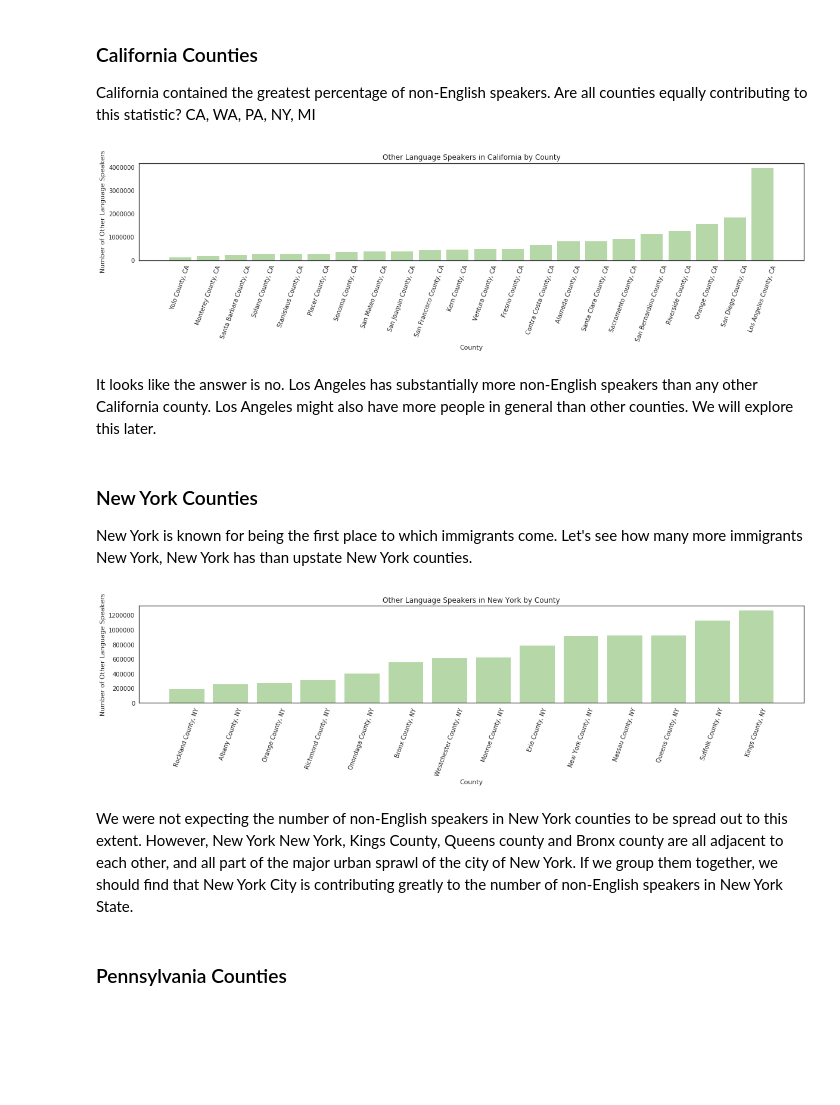
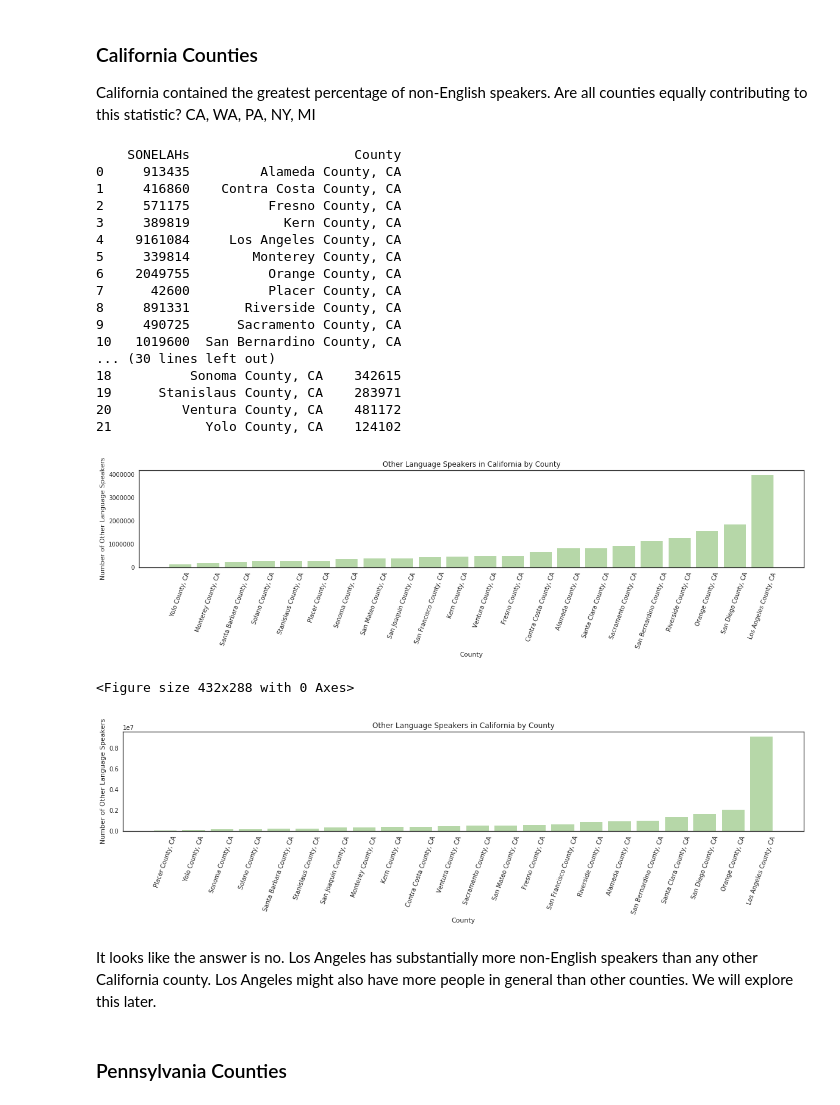
Before and after one commit to AllisonBusa/The-Mother-Tongue-of-US-Communities, a Jupyter notebook: project1-Copy1.ipynb, the cells around one changed output. Cells and saved outputs as stored; diff of their text form; code cells hidden in the pictures; blank space fills up the shorter version.

```diff
--- a/project1-Copy1.ipynb
+++ b/project1-Copy1.ipynb
@@ -400,13 +437,40 @@ CAcounty = pd.Series()
 otherspeakers_CAcounties = pd.Series()
 createCountySeries(otherspeakers_CAcounties, CAcounty,["CA"])
 dfCA=pd.DataFrame({"County":CAcounty, "SONELAHs":otherspeakers_CAcounties})
-# %%
-plotCounty("California",dfCA)
-# %% [output]
-[figure, removed]
+# %%
+couc=pd.Series()
+createCountyNames(couc,["CA"])
+# %%
+lang=["English Only","SONELAHs","SPANISH AND SPANISH CREOLE",'German, Scandinavian, Italian',"ASIAN AND PACIFIC ISLAND LANGUAGES",'Native North American']
+cali2000=pd.DataFrame(columns=couc,index=lang)
+createCountyDF2000(cali2000,couc,"CA")
+# %%
+plotCounty("California",dfCA)
+plt.figure()
+poplp=pd.Series()
+poplp=cali2000.T["SONELAHs"].array
+pop=pd.DataFrame({"SONELAHs":poplp,"County":CAcounty})
+plotCounty("California",pop)
+# %% [output]
+    SONELAHs                     County
+0     913435         Alameda County, CA
+1     416860    Contra Costa County, CA
+2     571175          Fresno County, CA
+3     389819            Kern County, CA
+4    9161084     Los Angeles County, CA
+5     339814        Monterey County, CA
+6    2049755          Orange County, CA
+7      42600          Placer County, CA
+8     891331       Riverside County, CA
+9     490725      Sacramento County, CA
+10   1019600  San Bernardino County, CA
+... (30 lines left out)
+18          Sonoma County, CA    342615
+19      Stanislaus County, CA    283971
+20         Ventura County, CA    481172
+21            Yolo County, CA    124102
+[figure, added]
+<Figure size 432x288 with 0 Axes>
+[figure, added]
 # %% [markdown]
 It looks like the answer is no. Los Angeles has substantially more non-English speakers than any other California county. Los Angeles might also have more people in general than other counties. We will explore this later.
-# %% [markdown]
-### New York Counties
-
-New York is known for being the first place to which immigrants come. Let's see how many more immigrants New York, New York has than upstate New York counties.
@@ -419,9 +477,3 @@ dfNY=pd.DataFrame({"County":NYcounty, "SONELAHs":otherspeakers_NYcounties})
-# %%
-plotCounty("New York",dfNY)
-# %% [output]
-[figure, removed]
-# %% [markdown]
-We were not expecting the number of non-English speakers in New York counties to be spread out to this extent. However, New York New York, Kings County, Queens county and Bronx county are all adjacent to each other, and all part of the major urban sprawl of the city of New York. If we group them together, we should find that New York City is contributing greatly to the number of non-English speakers in New York State.
 # %% [markdown]
 ### Pennsylvania Counties
 # %% [markdown]
```
Also changed, not shown: parts of 6 cells of this notebook.
